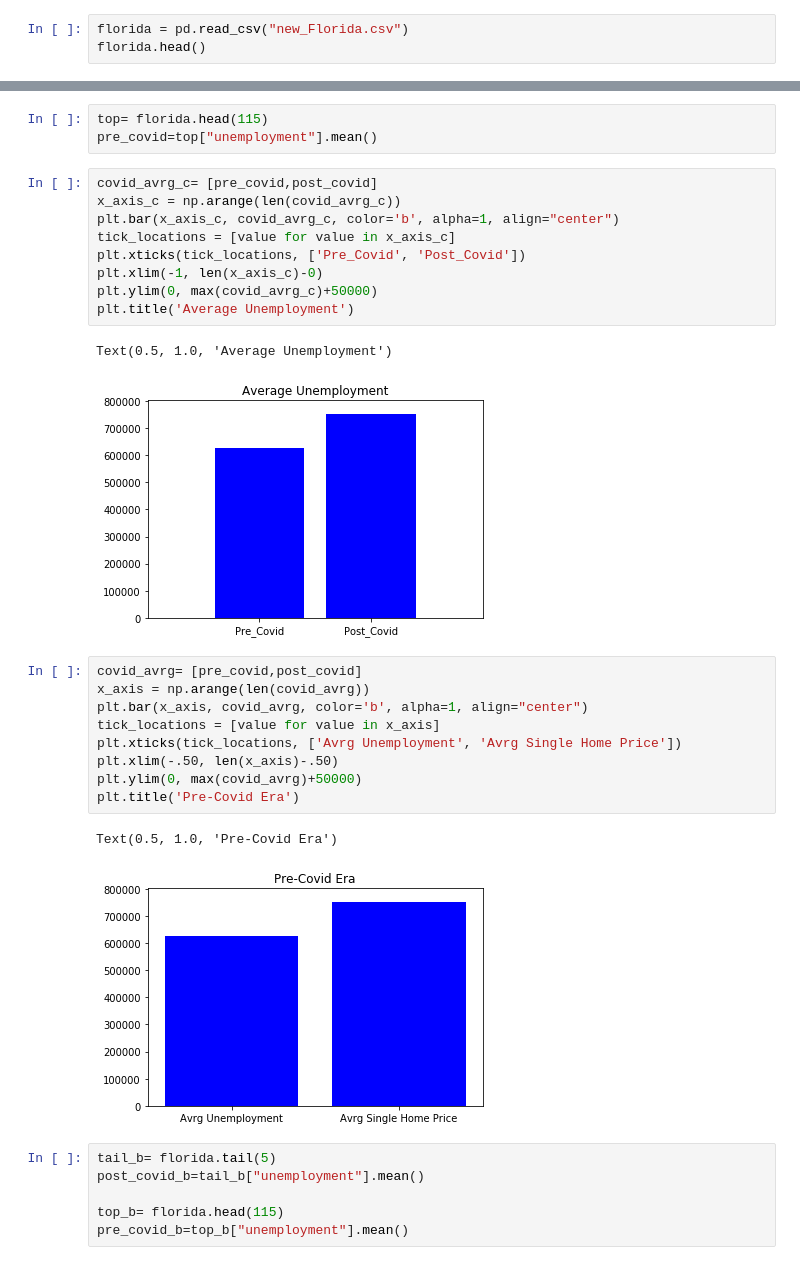
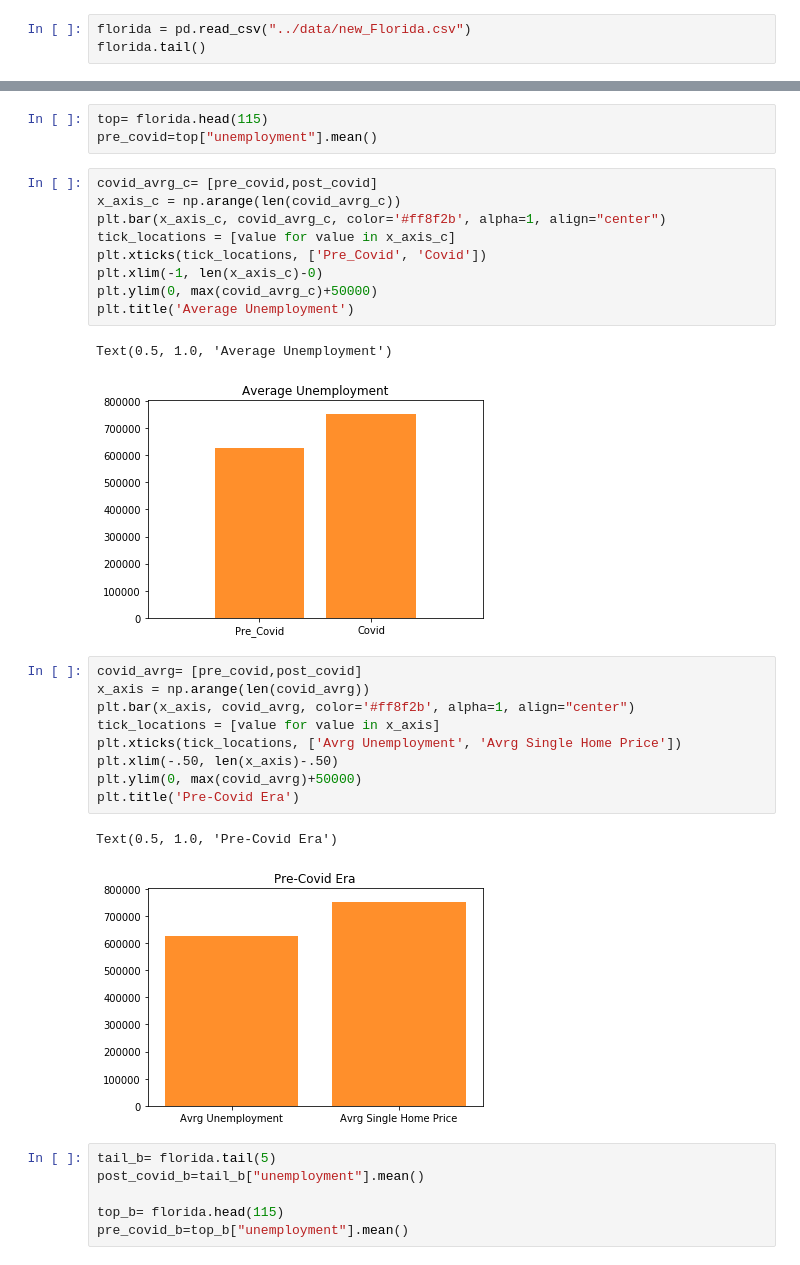
Before and after one commit to CovidSurvivalGroup/CovidSurviving-Economics, a Jupyter notebook: visuals/Florida_COVID.ipynb, the cells around one changed output, grey strips where cells are left out. Cells and saved outputs as stored; diff of their text form.

```diff
--- a/visuals/Florida_COVID.ipynb
+++ b/visuals/Florida_COVID.ipynb
@@ -5,7 +5,7 @@ import pandas as pd
 import numpy as np
 import scipy.stats as st
 # %%
-florida = pd.read_csv("new_Florida.csv")
-florida.head()
+florida = pd.read_csv("../data/new_Florida.csv")
+florida.tail()
 # %% [output]
 |  | Year | Period | employment | unemployment | unemployment rate | single_home_avg_prices | is_covid |
@@ -49,27 +49,27 @@ pre_covid=top["unemployment"].mean()
 # %%
 covid_avrg_c= [pre_covid,post_covid]
 x_axis_c = np.arange(len(covid_avrg_c))
-plt.bar(x_axis_c, covid_avrg_c, color='b', alpha=1, align="center")
+plt.bar(x_axis_c, covid_avrg_c, color='#ff8f2b', alpha=1, align="center")
 tick_locations = [value for value in x_axis_c]
-plt.xticks(tick_locations, ['Pre_Covid', 'Post_Covid'])
+plt.xticks(tick_locations, ['Pre_Covid', 'Covid'])
 plt.xlim(-1, len(x_axis_c)-0)
 plt.ylim(0, max(covid_avrg_c)+50000)
 plt.title('Average Unemployment')
 # %% [output]
 Text(0.5, 1.0, 'Average Unemployment')
-[figure, old version]
+[figure, new version]
 # %%
 covid_avrg= [pre_covid,post_covid]
 x_axis = np.arange(len(covid_avrg))
-plt.bar(x_axis, covid_avrg, color='b', alpha=1, align="center")
+plt.bar(x_axis, covid_avrg, color='#ff8f2b', alpha=1, align="center")
 tick_locations = [value for value in x_axis]
 plt.xticks(tick_locations, ['Avrg Unemployment', 'Avrg Single Home Price'])
 plt.xlim(-.50, len(x_axis)-.50)
 plt.ylim(0, max(covid_avrg)+50000)
 plt.title('Pre-Covid Era')
 # %% [output]
 Text(0.5, 1.0, 'Pre-Covid Era')
-[figure, old version]
+[figure, new version]
 # %%
 tail_b= florida.tail(5)
 post_covid_b=tail_b["unemployment"].mean()
```
Also changed, not shown: parts of 5 cells of this notebook, 22 other files.
